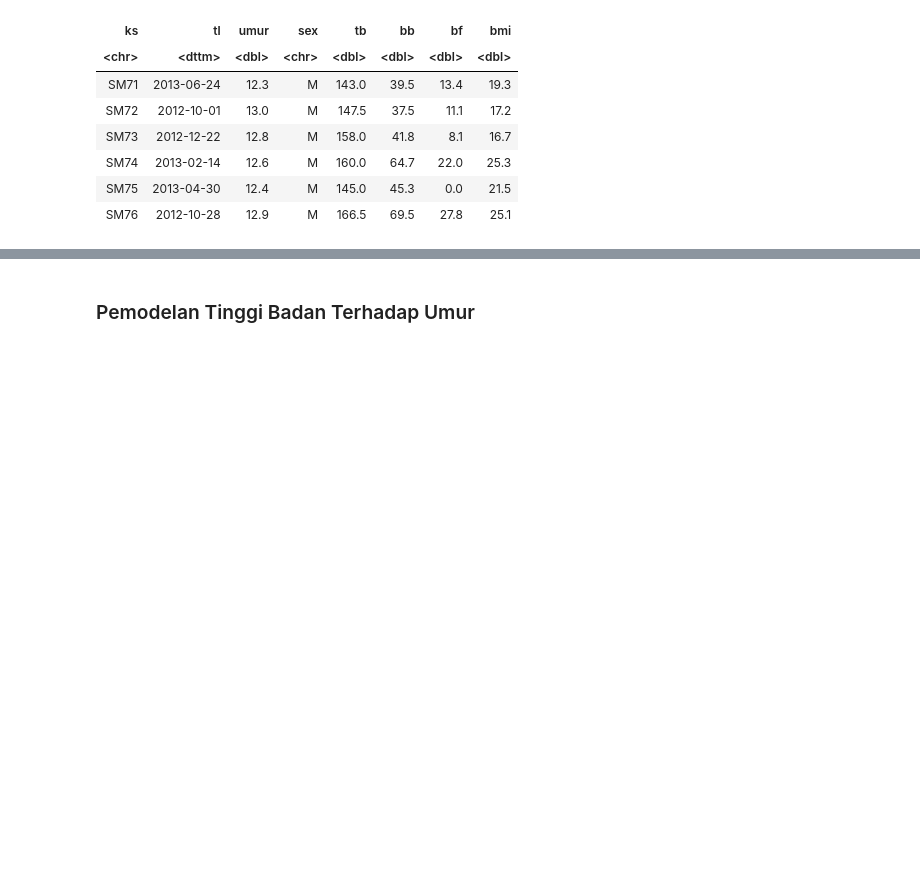
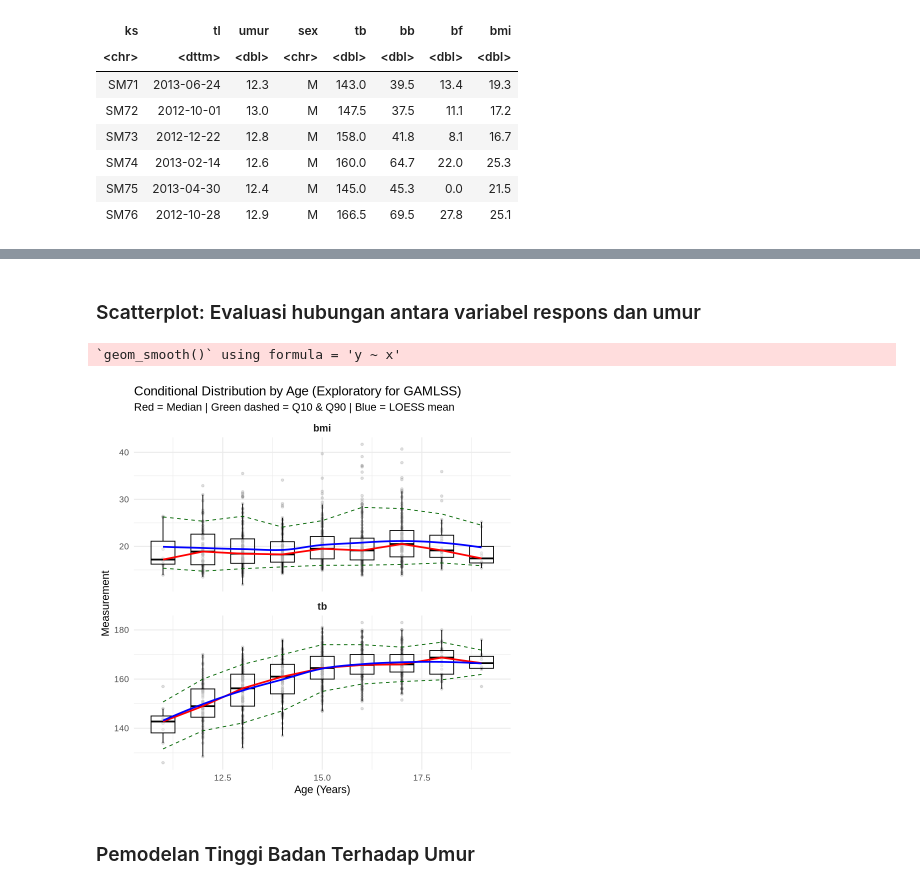
Before and after one commit to oktavianuu/the-curious-analyst, a Jupyter notebook: kurva_pertumbuhan/Pontianak/male/male.ipynb, the cells around one changed output, grey strips where cells are left out. Cells and saved outputs as stored; diff of their text form; code cells hidden in the pictures; blank space fills up the shorter version.

```diff
--- a/kurva_pertumbuhan/Pontianak/male/male.ipynb
+++ b/kurva_pertumbuhan/Pontianak/male/male.ipynb
@@ -21,3 +59,67 @@ A tibble: 6 × 8
+# %% [markdown]
+### Scatterplot: Evaluasi hubungan antara variabel respons dan umur
+# %%
+  male_scatterplot <- male %>%
+    select(umur, tb, bmi) %>%
+    pivot_longer(cols = c(tb, bmi),
+                names_to = "variable",
+                values_to = "value") %>%
+    mutate(
+      umur_int = floor(umur),  # pastikan umur integer untuk grouping
+      age_group = factor(umur_int)
+    ) %>%
+    ggplot(aes(x = umur_int, y = value)) +
+
+    # Scatter data mentah
+    geom_point(alpha = 0.25, size = 1.2, color = "gray50") +
+
+    # Boxplot per umur
+    geom_boxplot(aes(group = age_group),
+                width = 0.6,
+                alpha = 0.4,
+                outlier.shape = NA,
+                color = "black") +
+
+    # Garis median per umur (lebih tegas dari boxplot)
+    stat_summary(fun = median,
+                geom = "line",
+                color = "red",
+                linewidth = 1) +
+
+    # Garis quantile kasar (indikasi spread & skew)
+    stat_summary(fun = function(x) quantile(x, 0.10),
+                geom = "line",
+                color = "darkgreen",
+                linetype = "dashed") +
+
+    stat_summary(fun = function(x) quantile(x, 0.90),
+                geom = "line",
+                color = "darkgreen",
+                linetype = "dashed") +
+
+    # LOESS untuk melihat struktur mean non-linear
+    geom_smooth(method = "loess",
+                color = "blue",
+                se = FALSE,
+                linewidth = 1) +
+
+    facet_wrap(~ variable, scales = "free_y", ncol = 1) +
+
+    theme_minimal(base_size = 13) +
+    labs(
+      title = "Conditional Distribution by Age (Exploratory for GAMLSS)",
+      subtitle = "Red = Median | Green dashed = Q10 & Q90 | Blue = LOESS mean",
+      x = "Age (Years)",
+      y = "Measurement"
+    ) +
+    theme(
+      strip.text = element_text(face = "bold", size = 12)
+    )
+
+  male_scatterplot
+# %% [output]
+`geom_smooth()` using formula = 'y ~ x'
+[figure, added]
 # %% [markdown]
 ### Pemodelan Tinggi Badan Terhadap Umur
 # %%
```
Also changed, not shown: parts of 3 cells of this notebook, 1 other file.
